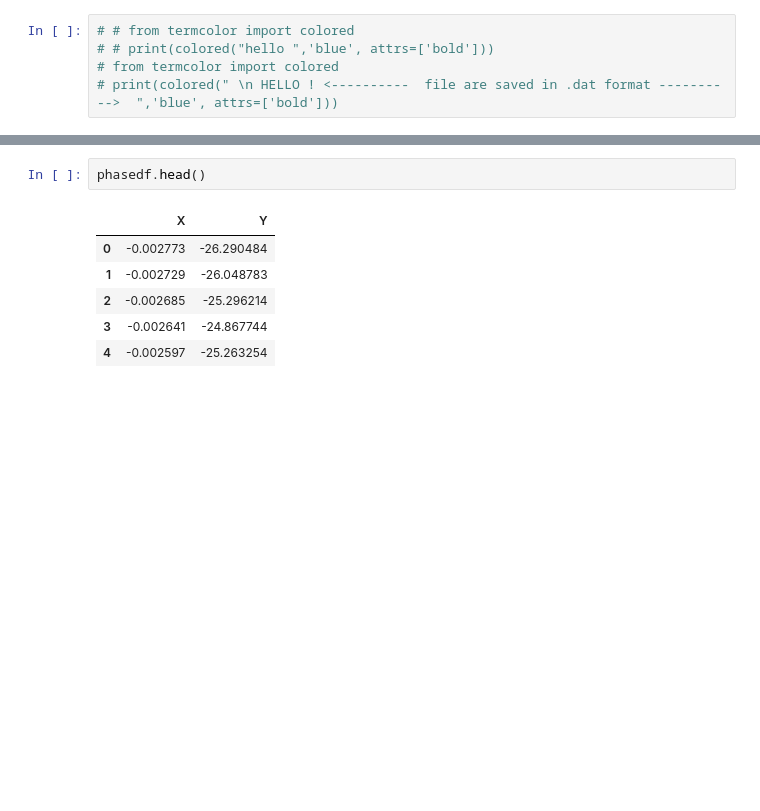
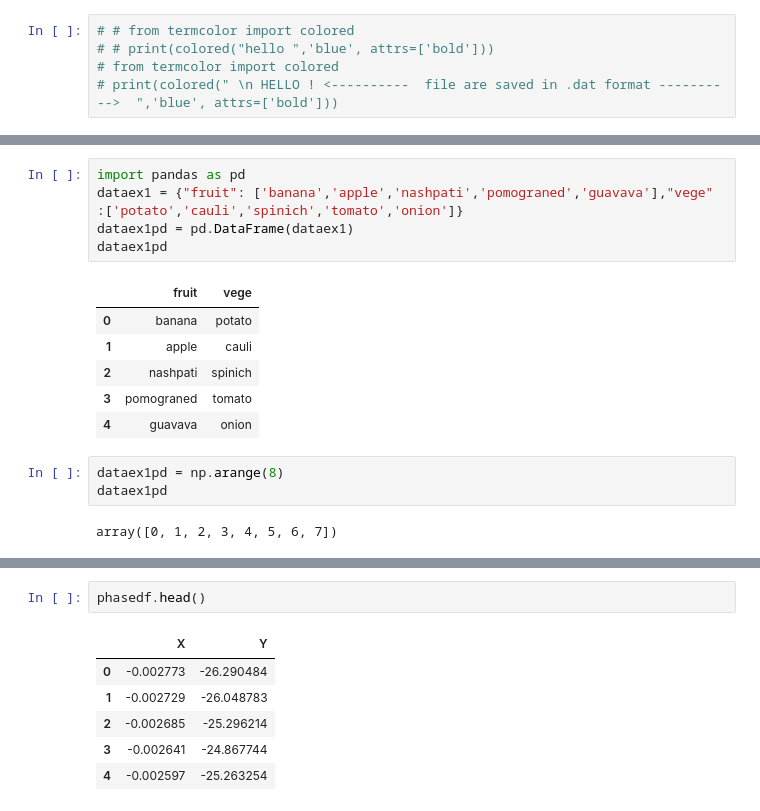
Before and after one commit to mohdrafik/python-codes-projects, a Jupyter notebook: process_plot_data.ipynb, the cells around one changed output, grey strips where cells are left out. Drawn from its saved outputs; the diff is of its cells as text; blank space fills up the shorter version.

```diff
--- a/process_plot_data.ipynb
+++ b/process_plot_data.ipynb
@@ -5,0 +24,17 @@
+# %%
+import pandas as pd
+dataex1 = {"fruit": ['banana','apple','nashpati','pomograned','guavava'],"vege" :['potato','cauli','spinich','tomato','onion']}
+dataex1pd = pd.DataFrame(dataex1)
+dataex1pd
+# %% [output]
+|  | fruit | vege |
+| 0 | banana | potato |
+| 1 | apple | cauli |
+| 2 | nashpati | spinich |
+| 3 | pomograned | tomato |
+| 4 | guavava | onion |
+# %%
+dataex1pd = np.arange(8)
+dataex1pd
+# %% [output]
+array([0, 1, 2, 3, 4, 5, 6, 7])
```
Also changed, not shown: parts of 10 cells of this notebook, 1 other file.
